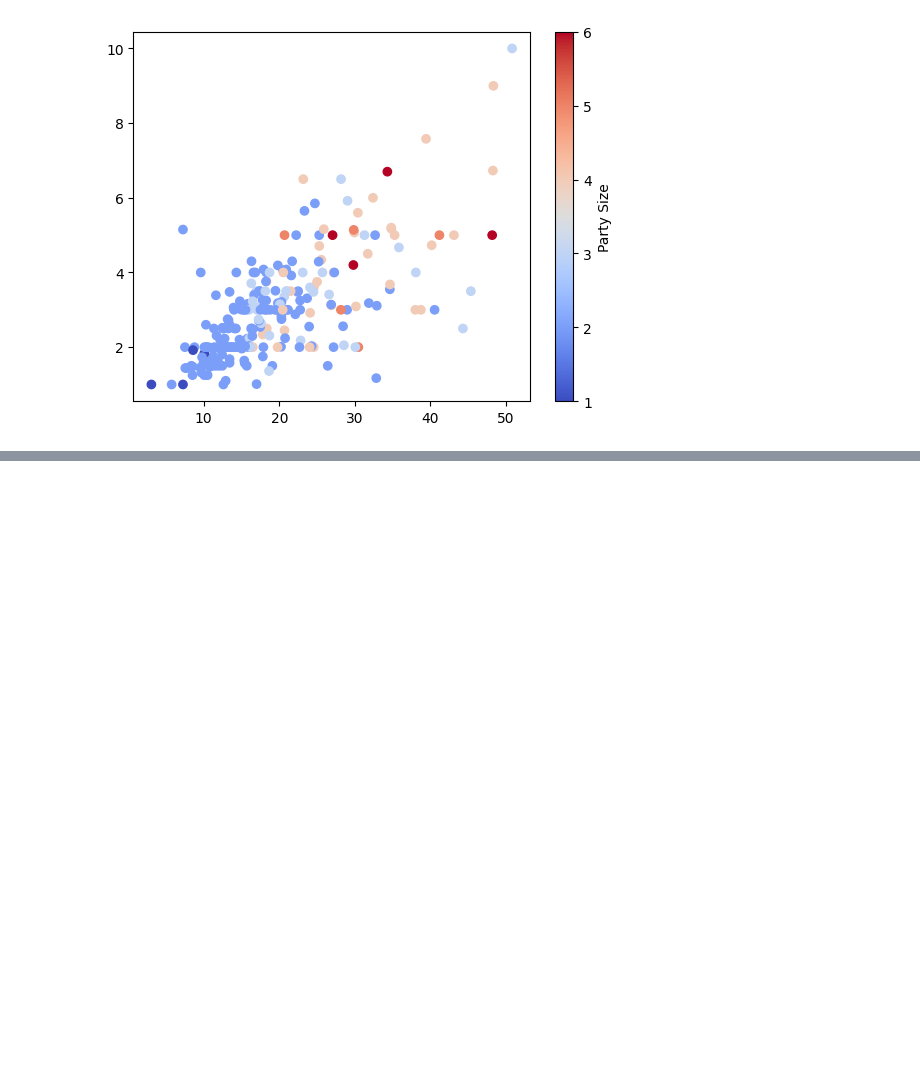
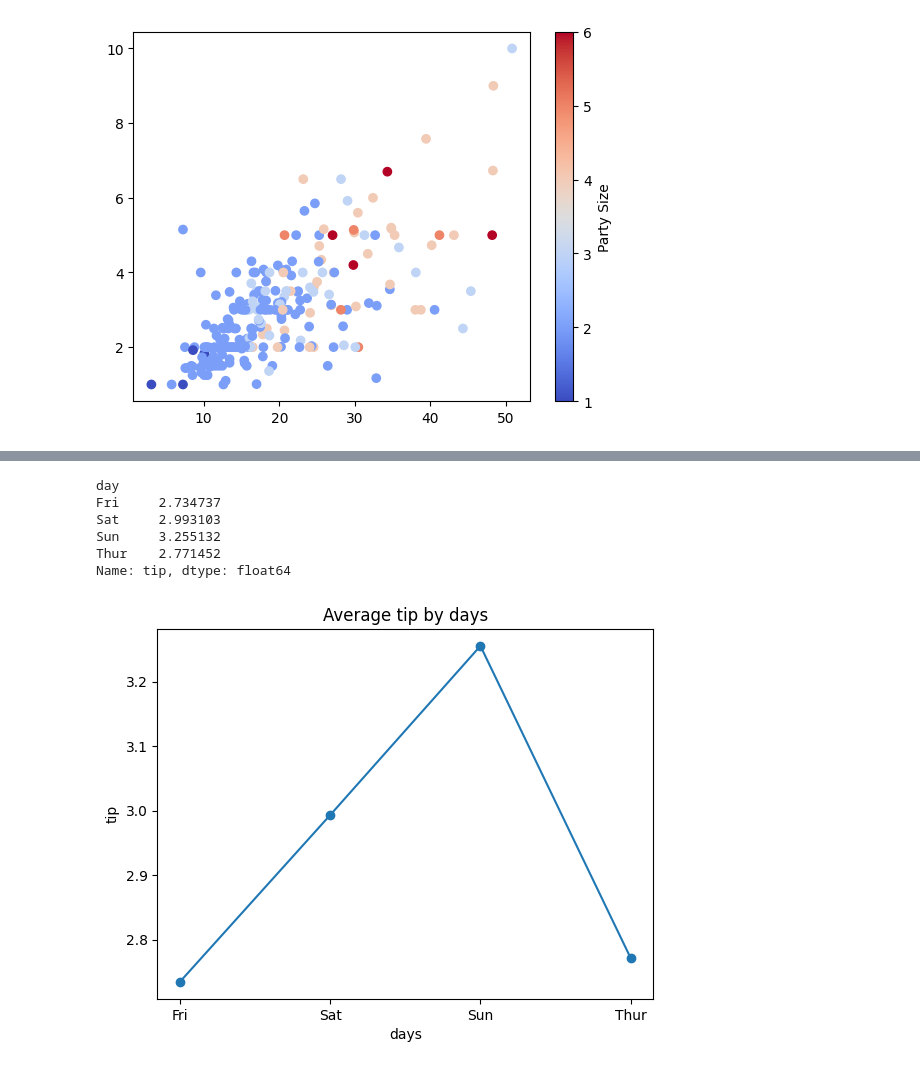
Before and after one commit to MuskanParmar-mp/python_lib, a Jupyter notebook: matplot1.ipynb, the cells around one changed output, grey strips where cells are left out. Saved outputs shown, nothing was run; the diff lists cells and outputs as text; code cells hidden in the pictures; blank space fills up the shorter version.

```diff
--- a/matplot1.ipynb
+++ b/matplot1.ipynb
@@ -155,0 +164,19 @@ cbar.set_label("Party Size")
+# %%
+avg_tip = df.groupby('day')['tip'].mean()
+avg_tip
+# %% [output]
+day
+Fri     2.734737
+Sat     2.993103
+Sun     3.255132
+Thur    2.771452
+Name: tip, dtype: float64
+# %%
+plt.Figure()
+plt.plot(avg_tip, marker = 'o')
+plt.title("Average tip by days")
+plt.xlabel('days')
+plt.ylabel('tip')
+plt.show()
+# %% [output]
+[figure, added]
```
Also changed, not shown: parts of 9 cells of this notebook, 3 other files.
